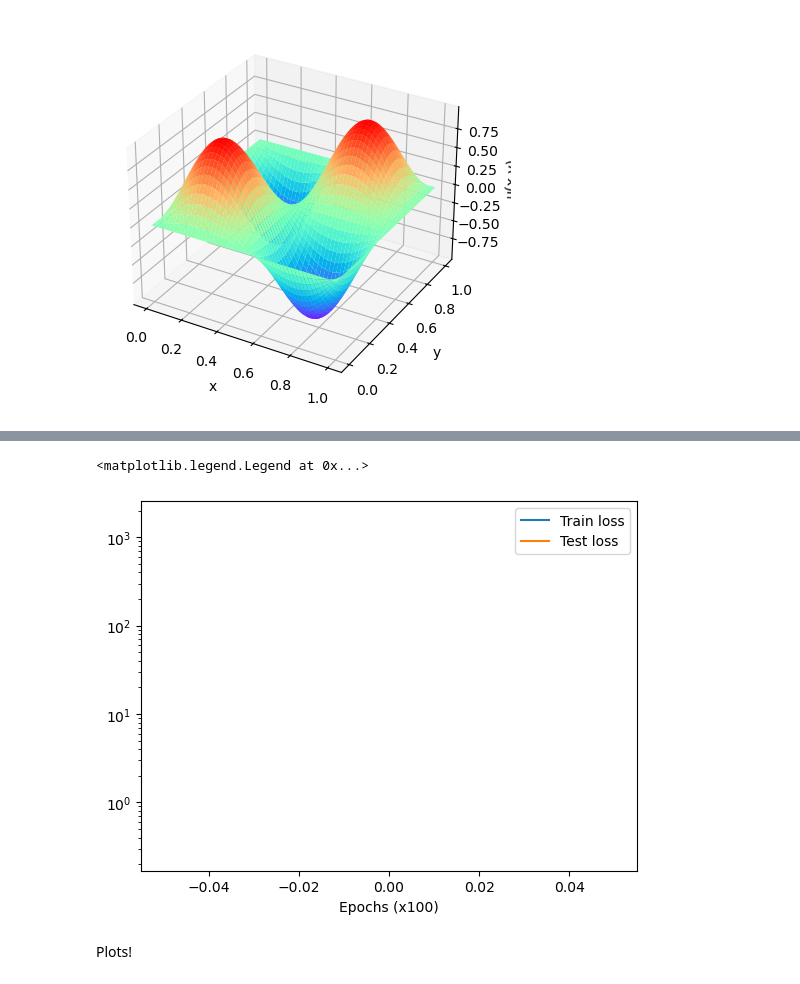
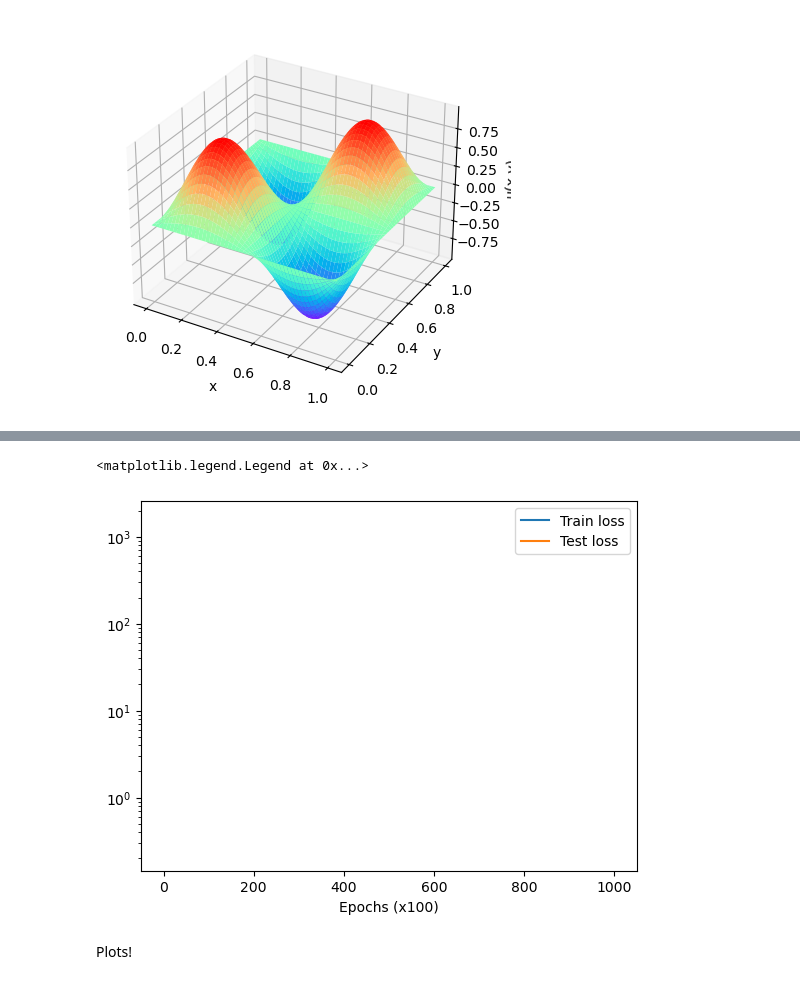
Before and after one commit to jkoganem/PINNs, a Jupyter notebook: code/2D_poisson.ipynb, the cells around one changed output, grey strips where cells are left out. Saved outputs shown, nothing was run; the diff lists cells and outputs as text; code cells hidden in the pictures.

```diff
--- a/code/2D_poisson.ipynb
+++ b/code/2D_poisson.ipynb
@@ -4,7 +4,7 @@
 ################################################################################
 
 # Convenience and saving flags
-ABRIDGED_RUN = False # Set to True to train and validate on less epochs, for quick funcitonality tests etc
+ABRIDGED_RUN = True # Set to True to train and validate on less epochs, for quick funcitonality tests etc
 SAVE_AFTER_TRAINING = True # Save the model when you are done
 SAVE_CHECKPOINTS = True # Save the model after every epoch
 REPORT_TRAINING_LOSS_PER_EPOCH = True # Track the training loss each epoch, and write it to a file after training
@@ -14,7 +14,7 @@ REPORT_VALIDATION_LOSS_PER_EPOCH = True # Lets us make a nice learning curve aft
 BATCH_SIZE = 16 # Number of samples per batch while training our network
 NUM_EPOCHS = 25000 # Number of epochs to train our network
 if ABRIDGED_RUN == True:
-    NUM_EPOCHS = 10
+    NUM_EPOCHS = 1001
 
 LEARNING_RATE = 1e-5 # Learning rate for our optimizer
 
@@ -269,29 +269,31 @@ start_time = time.time()
 training_losses = [None]*NUM_EPOCHS
 validation_losses = [None]*NUM_EPOCHS
 
-torch.enable_grad() # Turn on the gradient
+#Turn on the gradient
 
-for epoch_num, epoch in enumerate(tqdm(range(NUM_EPOCHS), leave = False)):
+torch.enable_grad()
+
+for epoch in tqdm(range(NUM_EPOCHS), leave = False):
 
     optimizer.zero_grad()
     loss = model.loss(train_bd_top, train_bd_bot, train_bd_lr, x_train_colloc, y_train_colloc)
     loss.backward()
     optimizer.step()
 
-    if epoch_num % 100 == 0:
+    if epoch % 100 == 0:
         # Save checkpoint
         if SAVE_CHECKPOINTS == True:
-            torch.save(model.state_dict(), f"{CHECKPOINT_DIR}{MODEL_NAME}/checkpoint_{epoch_num+1}.pt")
+            torch.save(model.state_dict(), f"{CHECKPOINT_DIR}{MODEL_NAME}/checkpoint_{epoch}.pt")
 
         # Compute training loss
         if REPORT_TRAINING_LOSS_PER_EPOCH == True:
-            training_losses[epoch_num] = loss.item()
+            training_losses[epoch] = loss.item()
 
         if REPORT_VALIDATION_LOSS_PER_EPOCH == True:
             model.eval()
             torch.no_grad()
             validation_loss = model.loss_function(model(x_test[:, 0:1], x_test[:, 1:2]), u_sol(x_test[:, 0:1], x_test[:, 1:2]))
-            validation_losses[epoch_num] = validation_loss.cpu().item()
+            validation_losses[epoch] = validation_loss.cpu().item()
             model.train()
             torch.enable_grad()
 
@@ -328,13 +331,13 @@ Epoch 2000, Training loss 6.060973167419434, Validation loss 0.09866803139448166
 if SAVE_AFTER_TRAINING == True:
     torch.save(model.state_dict(), f'{output_dir}/final.pt')
 # %%
-plt.semilogy(train_losses, label='Train loss')
-plt.semilogy(test_losses, label='Test loss')
+plt.semilogy(training_losses, label='Train loss')
+plt.semilogy(validation_losses, label='Test loss')
 plt.xlabel('Epochs (x100)')
 plt.legend()
 # %% [output]
 <matplotlib.legend.Legend at 0x...>
-[figure, old version]
+[figure, new version]
 # %% [markdown]
 Plots!
 # %%
```
Also changed, not shown: parts of 4 cells of this notebook.
